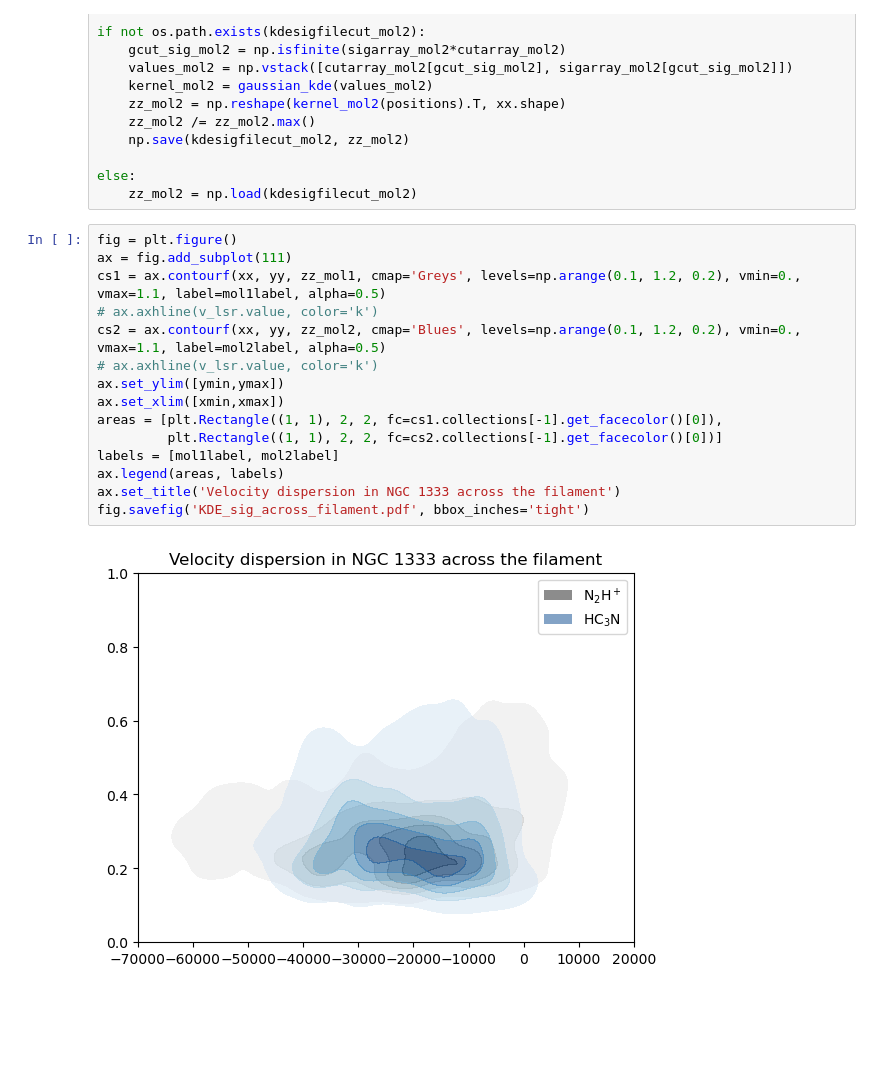
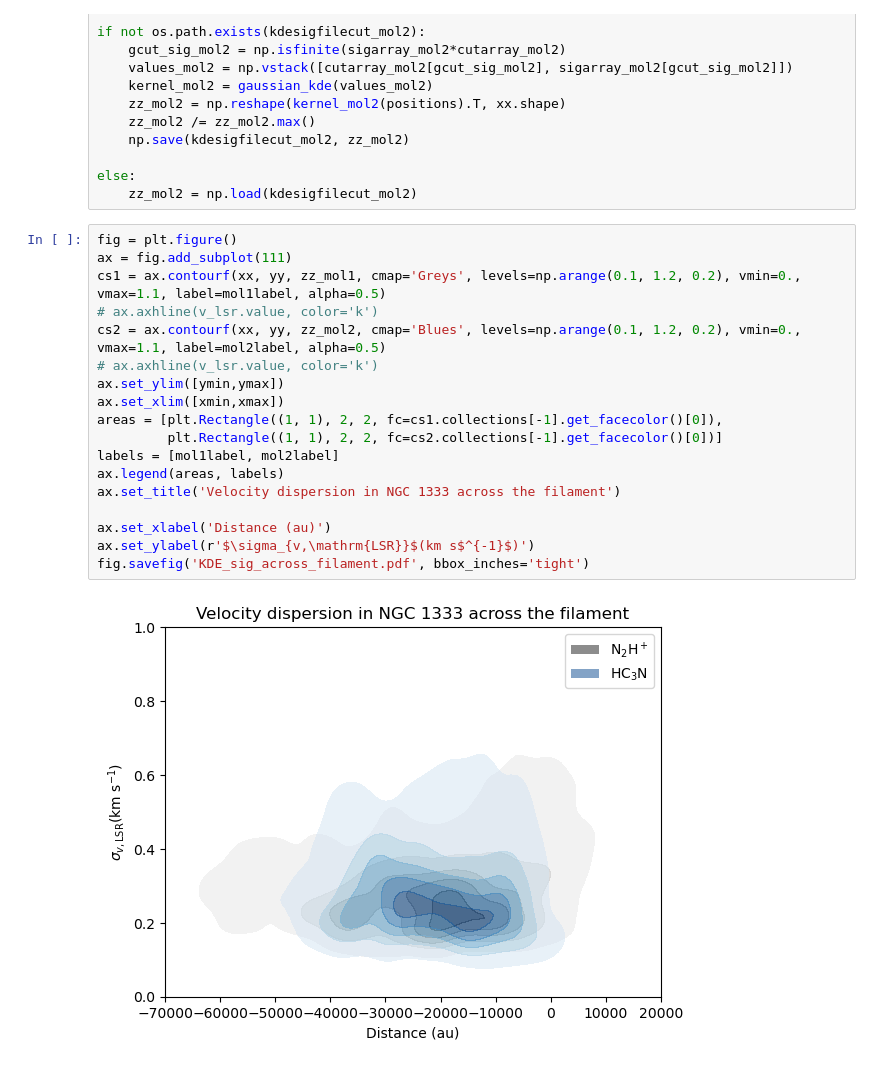
Before and after one commit to tere-valdivia/propstar_gasflow, a Jupyter notebook: analysis/KDE_filament_along_across.ipynb, the cells around one changed output. Drawn from its saved outputs; the diff is of its cells as text; blank space fills up the shorter version.

```diff
--- a/analysis/KDE_filament_along_across.ipynb
+++ b/analysis/KDE_filament_along_across.ipynb
@@ -387,17 +395,20 @@ else:
 # %%
 fig = plt.figure()
 ax = fig.add_subplot(111)
 cs1 = ax.contourf(xx, yy, zz_mol1, cmap='Greys', levels=np.arange(0.1, 1.2, 0.2), vmin=0., vmax=1.1, label=mol1label, alpha=0.5)
 # ax.axhline(v_lsr.value, color='k')
 cs2 = ax.contourf(xx, yy, zz_mol2, cmap='Blues', levels=np.arange(0.1, 1.2, 0.2), vmin=0., vmax=1.1, label=mol2label, alpha=0.5)
 # ax.axhline(v_lsr.value, color='k')
 ax.set_ylim([ymin,ymax])
 ax.set_xlim([xmin,xmax])
 areas = [plt.Rectangle((1, 1), 2, 2, fc=cs1.collections[-1].get_facecolor()[0]),
          plt.Rectangle((1, 1), 2, 2, fc=cs2.collections[-1].get_facecolor()[0])]
 labels = [mol1label, mol2label]
 ax.legend(areas, labels)
 ax.set_title('Velocity dispersion in NGC 1333 across the filament')
+
+ax.set_xlabel('Distance (au)')
+ax.set_ylabel(r'$\sigma_{v,\mathrm{LSR}}$(km s$^{-1}$)')
 fig.savefig('KDE_sig_across_filament.pdf', bbox_inches='tight')
 # %% [output]
-[figure, old version]
+[figure, new version]
```
Also changed, not shown: parts of 3 cells of this notebook, 4 other files.
